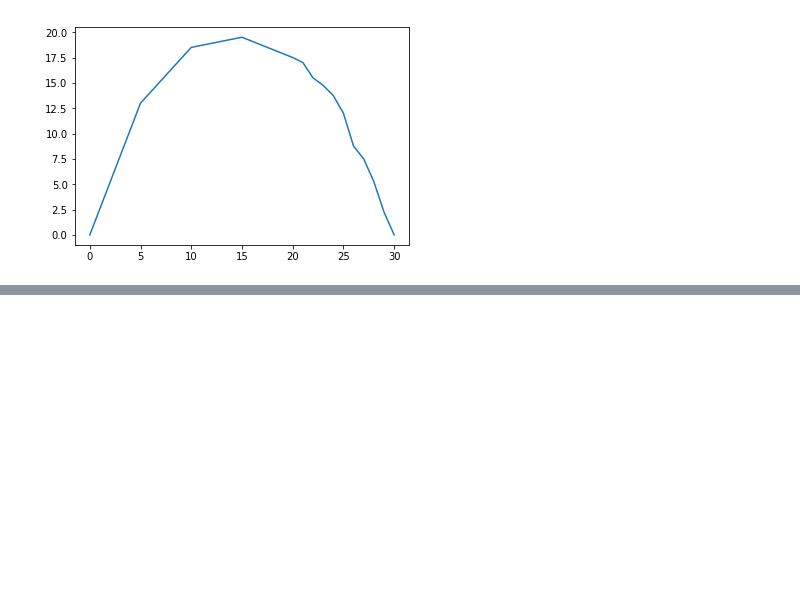
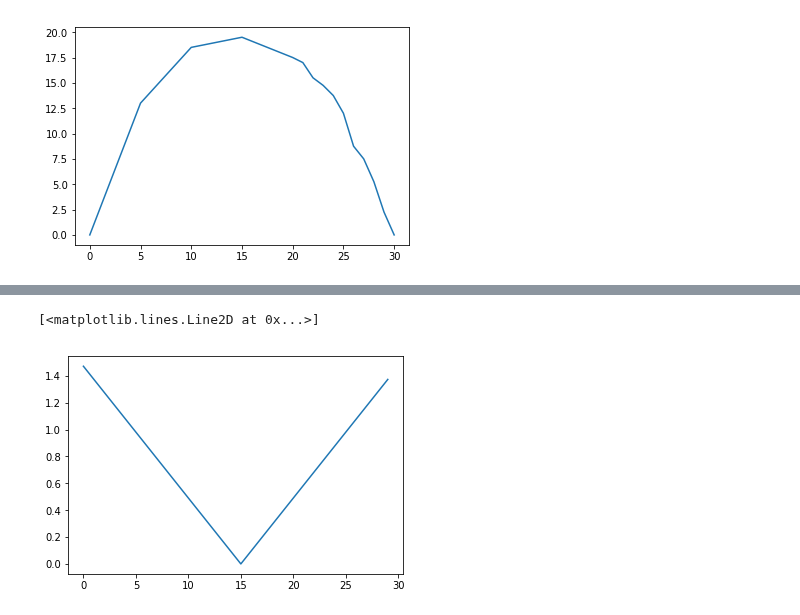
Before and after one commit to darenegade/modellbildung, a Jupyter notebook: Abgabe1/Abgabe1.ipynb, the cells around one changed output, grey strips where cells are left out. Cells and saved outputs as stored; diff of their text form; code cells hidden in the pictures; blank space fills up the shorter version.

```diff
--- a/Abgabe1/Abgabe1.ipynb
+++ b/Abgabe1/Abgabe1.ipynb
@@ -107,0 +119,18 @@ plt.plot(ThrowData['Distance(yds)'], ThrowData['height.2'])
+# %%
+#Geschwindigkeit in vertikaler Richtung: v = g * t
+g = 9.81
+vVert = []
+vVertDown = []
+vVertUp = []
+for time in range(0,16):
+    vVertDown.append((g * time)/100)
+vVertUp = vVertDown[::-1]
+vVertDown.pop()
+vVertDown
+vVertUp.pop()
+vVert = vVertUp + vVertDown
+
+plt.plot(range(0,30), vVert)
+# %% [output]
+[<matplotlib.lines.Line2D at 0x...>]
+[figure, added]
```
Also changed, not shown: parts of 8 cells of this notebook.
